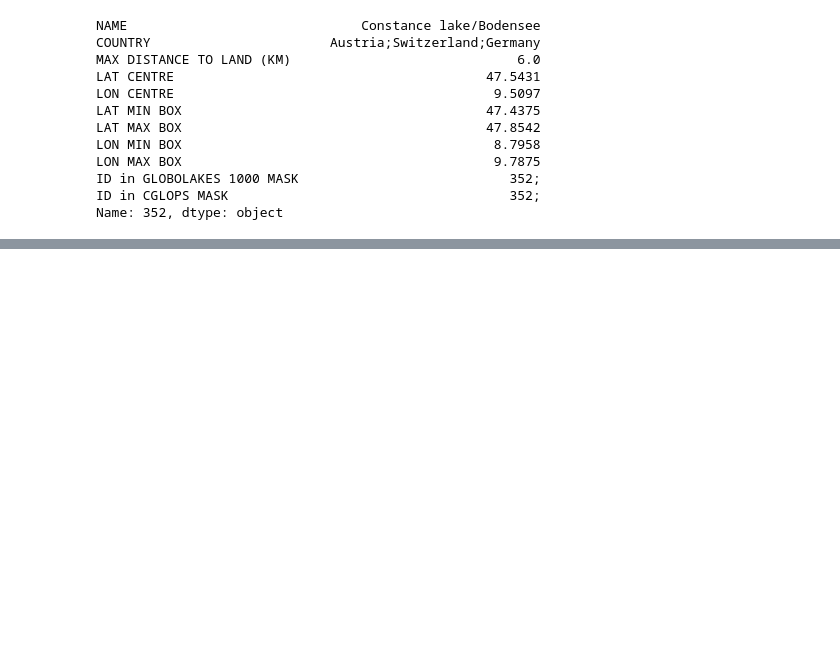
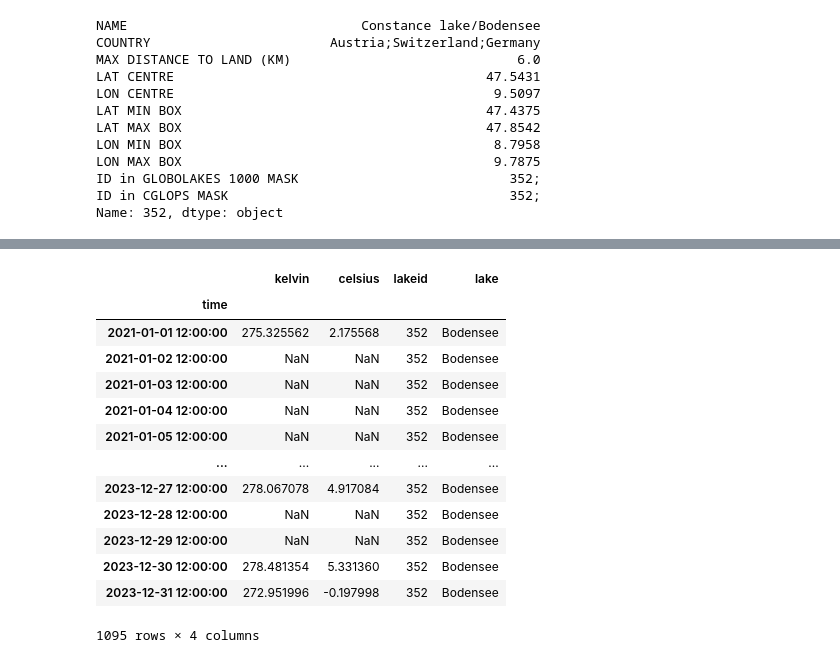
Before and after one commit to sgc-kn/cds-examples, a Jupyter notebook: lake-surface-water-temperature.ipynb, the cells around one changed output, grey strips where cells are left out. Drawn from its saved outputs; the diff is of its cells as text; code cells hidden in the pictures; blank space fills up the shorter version.

```diff
--- a/lake-surface-water-temperature.ipynb
+++ b/lake-surface-water-temperature.ipynb
@@ -190,0 +227,23 @@ Name: 352, dtype: object
+# %%
+import pandas
+df = ts.to_pandas().to_frame()
+df.columns = ['kelvin']
+df['celsius'] = df['kelvin'] - 273.15
+df['lakeid'] = bodensee
+df['lake'] = 'Bodensee'
+df
+# %% [output]
+|  | kelvin | celsius | lakeid | lake |
+| time |  |  |  |  |
+| 2021-01-01 12:00:00 | 275.325562 | 2.175568 | 352 | Bodensee |
+| 2021-01-02 12:00:00 | NaN | NaN | 352 | Bodensee |
+| 2021-01-03 12:00:00 | NaN | NaN | 352 | Bodensee |
+| 2021-01-04 12:00:00 | NaN | NaN | 352 | Bodensee |
+| 2021-01-05 12:00:00 | NaN | NaN | 352 | Bodensee |
+| ... | ... | ... | ... | ... |
+| 2023-12-27 12:00:00 | 278.067078 | 4.917084 | 352 | Bodensee |
+| 2023-12-28 12:00:00 | NaN | NaN | 352 | Bodensee |
+| 2023-12-29 12:00:00 | NaN | NaN | 352 | Bodensee |
+| 2023-12-30 12:00:00 | 278.481354 | 5.331360 | 352 | Bodensee |
+| 2023-12-31 12:00:00 | 272.951996 | -0.197998 | 352 | Bodensee |
+1095 rows × 4 columns
```
Also changed, not shown: parts of 6 cells of this notebook.
